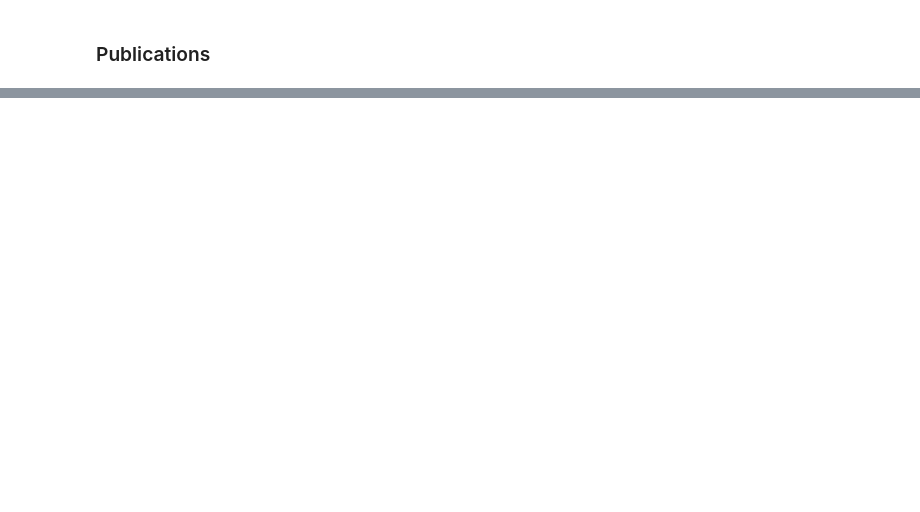
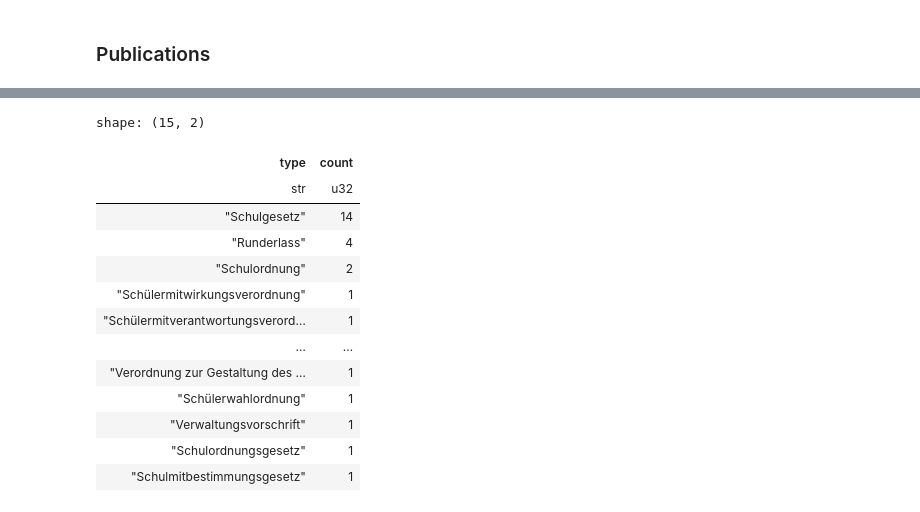
Before and after one commit to CorrelAid/schule-ein-interface-geben, a Jupyter notebook: exploration.ipynb, the cells around one changed output, grey strips where cells are left out. Cells and saved outputs as stored; diff of their text form; code cells hidden in the pictures; blank space fills up the shorter version.

```diff
--- a/exploration.ipynb
+++ b/exploration.ipynb
@@ -254,0 +272,17 @@ shape: (14, 2)
+# %%
+df["type"].value_counts(sort=True)
+# %% [output]
+shape: (15, 2)
+| type | count |
+| str | u32 |
+| "Schulgesetz" | 14 |
+| "Runderlass" | 4 |
+| "Schulordnung" | 2 |
+| "Schülermitwirkungsverordnung" | 1 |
+| "Schülermitverantwortungsverord… | 1 |
+| … | … |
+| "Verordnung zur Gestaltung des … | 1 |
+| "Schülerwahlordnung" | 1 |
+| "Verwaltungsvorschrift" | 1 |
+| "Schulordnungsgesetz" | 1 |
+| "Schulmitbestimmungsgesetz" | 1 |
```
Also changed, not shown: parts of 16 cells of this notebook, 11 other files.
